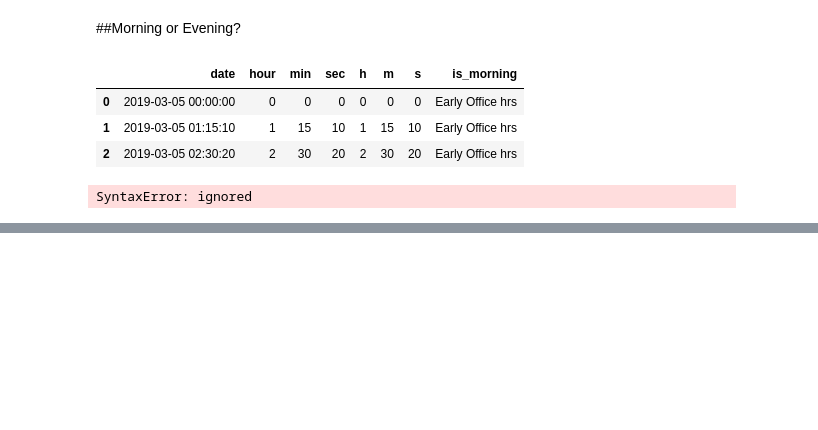
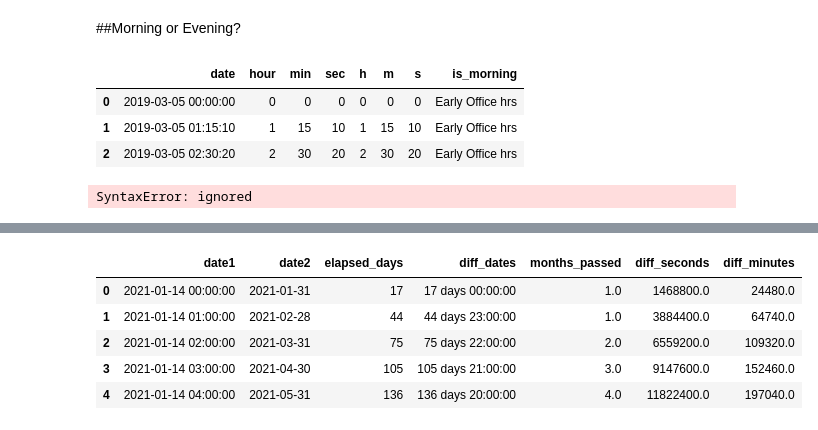
Before and after one commit to Sateesh110/Rep_ML, a Jupyter notebook: zFE_Date_Transformations.ipynb, the cells around one changed output, grey strips where cells are left out. Drawn from its saved outputs; the diff is of its cells as text; code cells hidden in the pictures; blank space fills up the shorter version.

```diff
--- a/zFE_Date_Transformations.ipynb
+++ b/zFE_Date_Transformations.ipynb
@@ -194,0 +239,14 @@ SyntaxError: ignored
+# %%
+# calculate difference in seconds and minutes
+
+df['diff_seconds'] = (df['date2'] - df['date1'])/np.timedelta64(1,'s')
+df['diff_minutes'] = (df['date2'] - df['date1'])/np.timedelta64(1,'m')
+
+df.head()
+# %% [output]
+|  | date1 | date2 | elapsed_days | diff_dates | months_passed | diff_seconds | diff_minutes |
+| 0 | 2021-01-14 00:00:00 | 2021-01-31 | 17 | 17 days 00:00:00 | 1.0 | 1468800.0 | 24480.0 |
+| 1 | 2021-01-14 01:00:00 | 2021-02-28 | 44 | 44 days 23:00:00 | 1.0 | 3884400.0 | 64740.0 |
+| 2 | 2021-01-14 02:00:00 | 2021-03-31 | 75 | 75 days 22:00:00 | 2.0 | 6559200.0 | 109320.0 |
+| 3 | 2021-01-14 03:00:00 | 2021-04-30 | 105 | 105 days 21:00:00 | 3.0 | 9147600.0 | 152460.0 |
+| 4 | 2021-01-14 04:00:00 | 2021-05-31 | 136 | 136 days 20:00:00 | 4.0 | 11822400.0 | 197040.0 |
```
Also changed, not shown: parts of 12 cells of this notebook.
